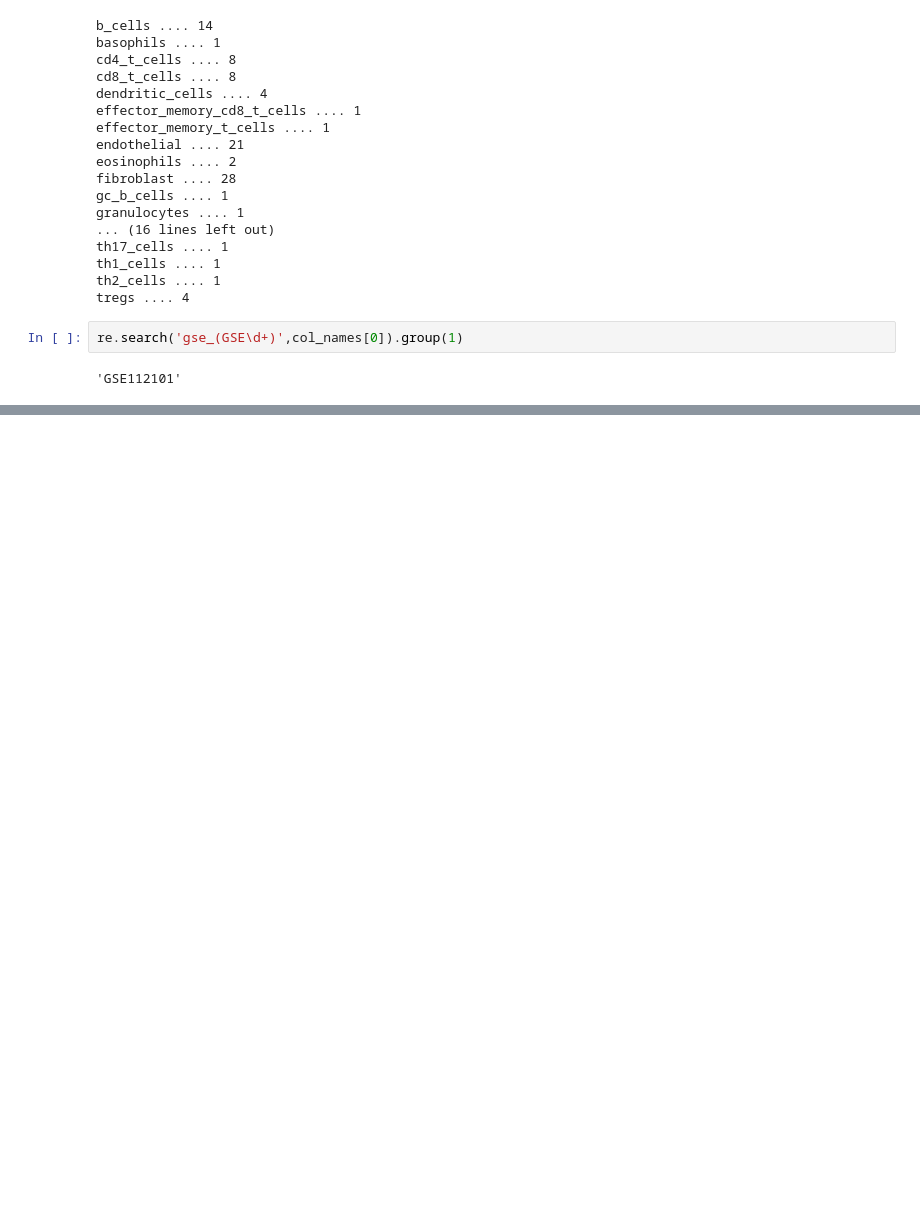
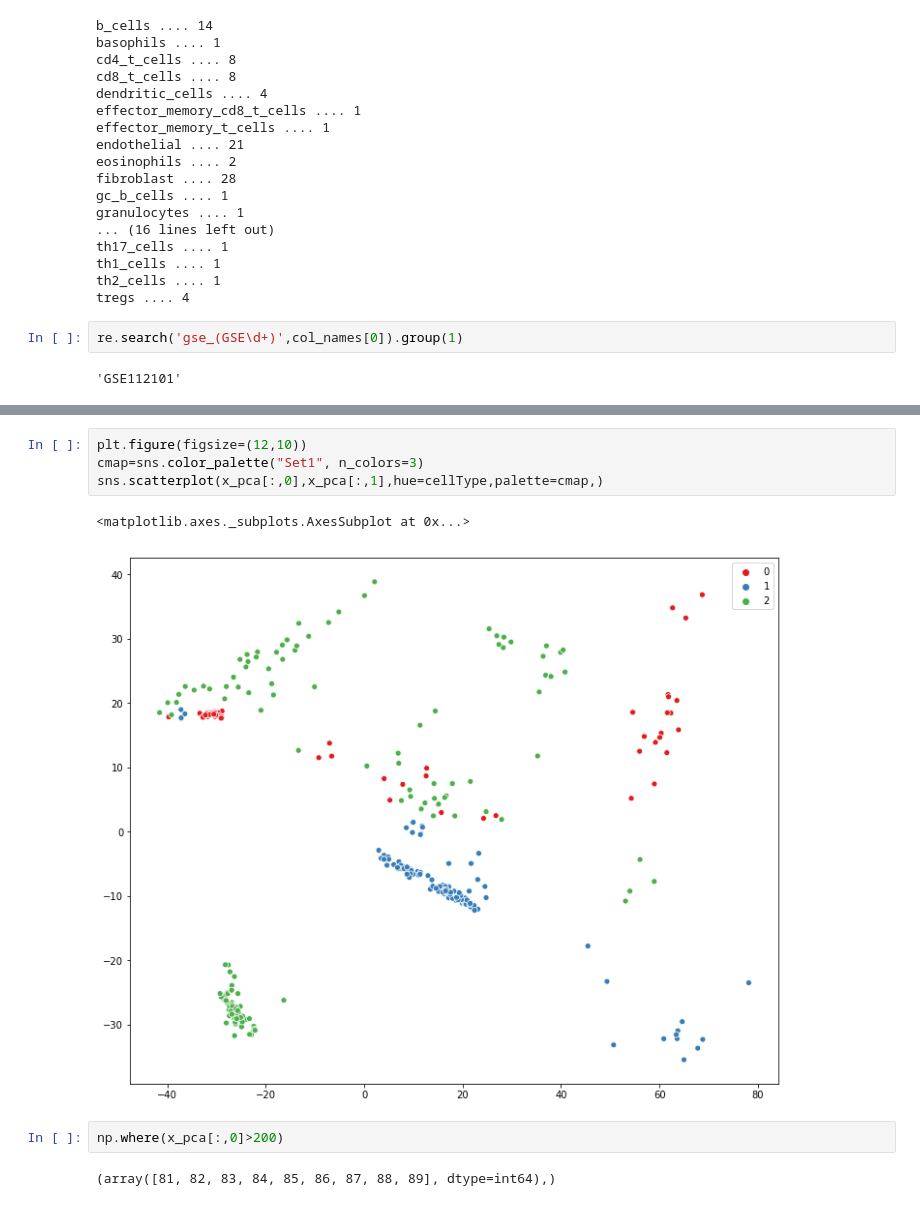
Before and after one commit to qu4drupole/DREAM_cell_deconvolution, a Jupyter notebook: Bulk_seq_data_loading/EDA_LOGFILE-SQL.ipynb, the cells around one changed output, grey strips where cells are left out. Cells and saved outputs as stored; diff of their text form; blank space fills up the shorter version.

```diff
--- a/Bulk_seq_data_loading/EDA_LOGFILE-SQL.ipynb
+++ b/Bulk_seq_data_loading/EDA_LOGFILE-SQL.ipynb
@@ -138,0 +492,11 @@ array(['gse_GSE112101__gsm_GSM3416597__norm_unknown',
+# %%
+plt.figure(figsize=(12,10))
+cmap=sns.color_palette("Set1", n_colors=3)
+sns.scatterplot(x_pca[:,0],x_pca[:,1],hue=cellType,palette=cmap,)
+# %% [output]
+<matplotlib.axes._subplots.AxesSubplot at 0x...>
+[figure, added]
+# %%
+np.where(x_pca[:,0]>200)
+# %% [output]
+(array([81, 82, 83, 84, 85, 86, 87, 88, 89], dtype=int64),)
```
Also changed, not shown: parts of 56 cells of this notebook, 2 other files.
